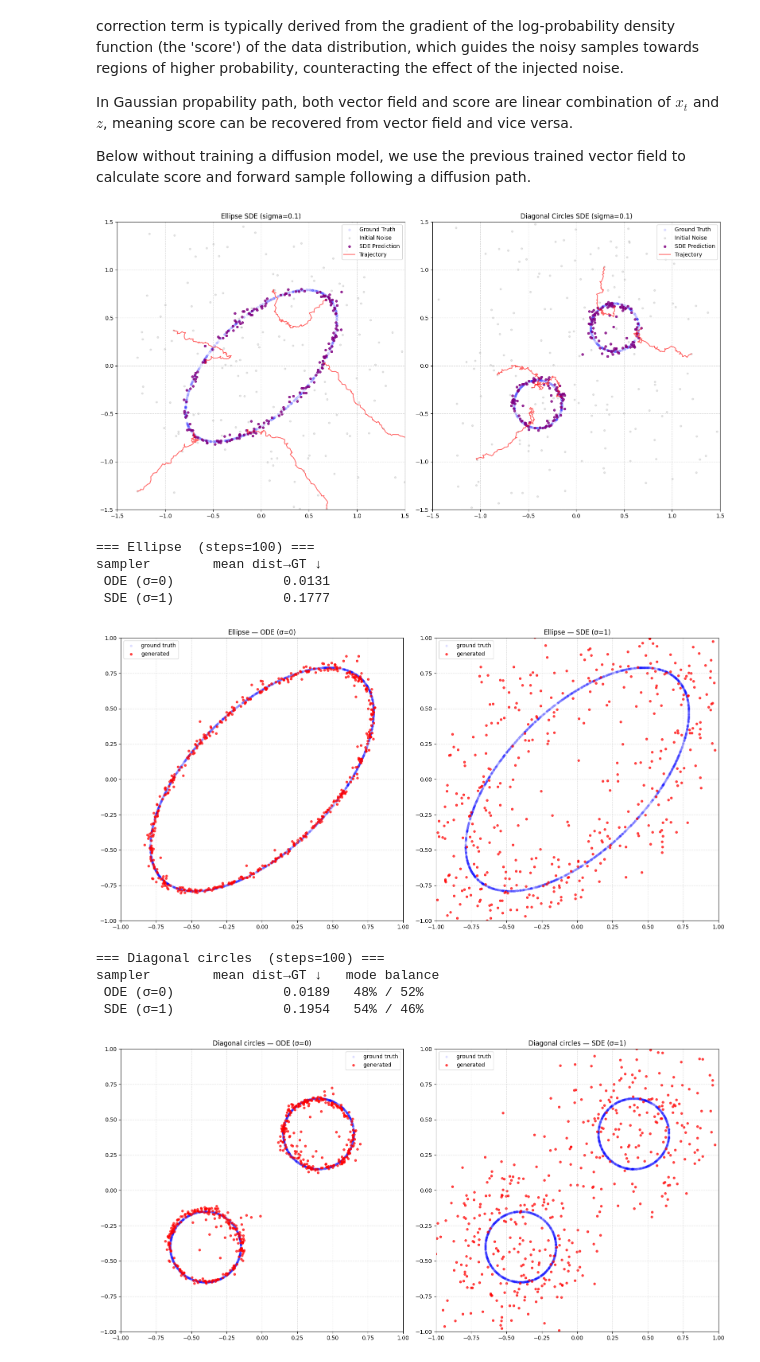
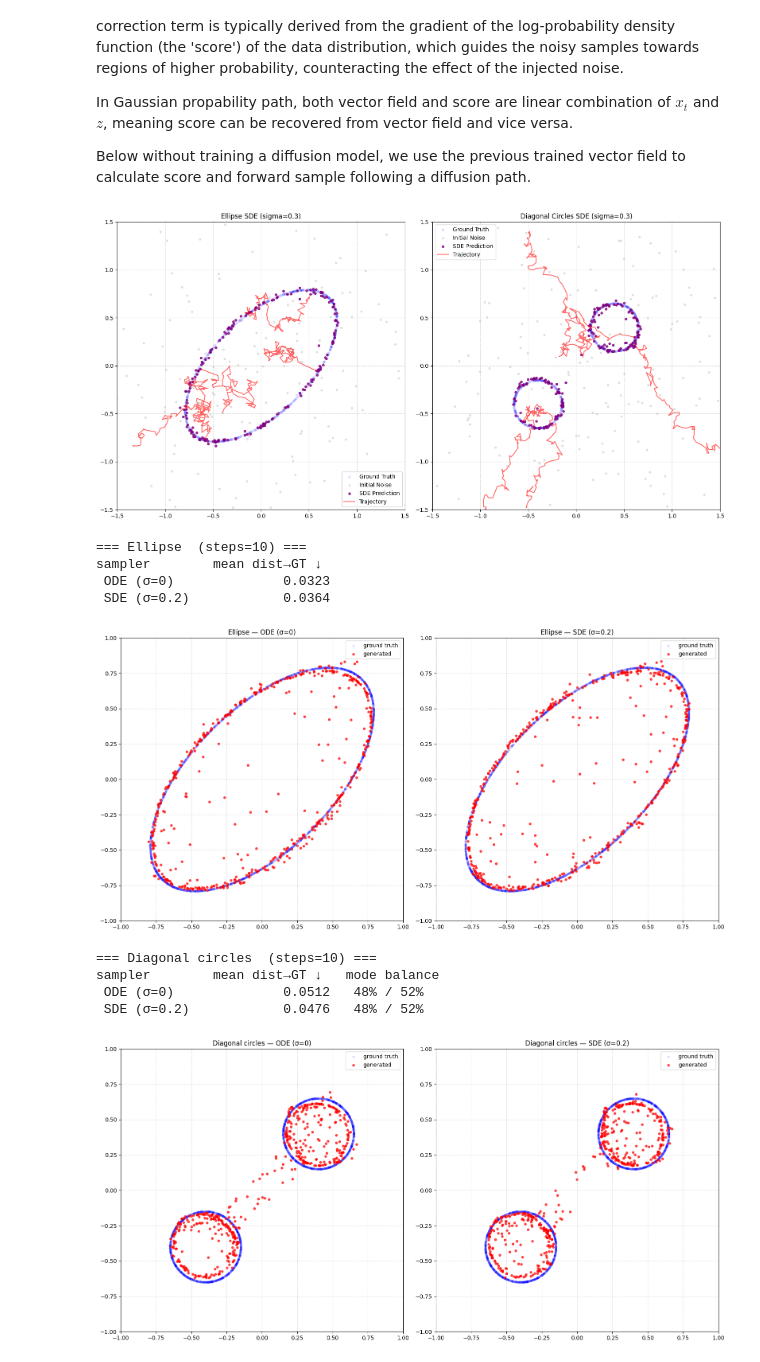
Before and after one commit to litlig/notebooks, a Jupyter notebook: 2d_diffusion.ipynb, the cells around one changed output. Cells and saved outputs as stored; diff of their text form; code cells hidden in the pictures.

```diff
--- a/2d_diffusion.ipynb
+++ b/2d_diffusion.ipynb
@@ -252,20 +252,21 @@ In Gaussian propability path, both vector field and score are linear combination
 Below without training a diffusion model, we use the previous trained vector field to calculate score and forward sample following a diffusion path.
 # %%
 # @title sampling with added diffusion using the preivous trained vector field
-def sample_sde_with_trajectories(model, nsample, steps=100, sigma=1.0):
+def sample_sde_with_trajectories(model, nsample, steps=100, sigma=0.3, noise_off_after=0.9):
     model.eval()
     with torch.no_grad():
-        x_0 = torch.randn(nsample, 2)
-        x = x_0.clone()
+        x = torch.randn(nsample, 2)
+        x_0 = x.clone()
         traj = [x.cpu().numpy().copy()]
         dt = 1.0 / steps
         for step in range(steps):
             t_val = step / steps
             t = t_val * torch.ones(nsample, 1)
-            model_input = torch.cat([x, t], dim=-1)
-            vf = model(model_input)
-            sf = (t * vf - x) / torch.clamp(1 - t, min=1e-5)
-            x = x + (vf + sf * sigma * (dt**2)/2)* dt + sigma * torch.randn_like(x) * np.sqrt(dt)
+            vf = model(torch.cat([x, t], dim=-1))
+            sf = (t * vf - x) / torch.clamp(1 - t, min=1e-4)   # score
+            s = sigma if t_val < noise_off_after else 0.0       # stop noise near t=1
+            drift = vf + 0.5 * s**2 * sf                        # <-- (σ²/2)·score
+            x = x + drift * dt + s * np.sqrt(dt) * torch.randn_like(x)
             traj.append(x.cpu().numpy().copy())
     return x_0.cpu().numpy(), x.cpu().numpy(), np.array(traj)
 
@@ -294,9 +295,9 @@ def compare_sde_results_with_traj(elip_model, circ_model, n_samples=200, sigma=0
     plt.tight_layout()
     plt.show()
 
-compare_sde_results_with_traj(elip_model, circ_model, sigma=0.1)
+compare_sde_results_with_traj(elip_model, circ_model, sigma=0.3)
 # %% [output]
-[figure, old version]
+[figure, new version]
 # %%
 # @title Compare deterministic (ODE) vs stochastic (SDE) sampling — same field, same x0
 import numpy as np
@@ -330,40 +331,40 @@ def compare_samplers(model, dist_fn, steps=10, sigma=0.3, n_samples=500,
     runs = [("ODE (σ=0)", ode), (f"SDE (σ={sigma})", sde)] # Fixed: added closing quote and parenthesis
 
     # --- metrics table ---
     # Fixed SyntaxWarning: concatenated f-strings correctly
     print(f"\n=== {title or dist_fn.__name__}  (steps={steps}) ===")
     print(f"{'sampler':<13}{'mean dist→GT ↓':>16}{'   mode balance' if mode_centers is not None else ''}")
     for name, s in runs:
         line = f" {name:<13}{_nearest_gt_dist(s, gt):>16.4f}"
         if mode_centers is not None:
             bal = _mode_balance(s, mode_centers)
             line += "   " + " / ".join(f"{b:.0%}" for b in bal)
         print(line)
 
     # --- overlay plot ---
     fig, axes = plt.subplots(1, 2, figsize=(16, 8))
     for ax, (name, s) in zip(axes, runs):
         ax.scatter(gt[:, 0], gt[:, 1], s=12, alpha=0.1, color="blue", label="ground truth")
         ax.scatter(s[:, 0], s[:, 1], s=14, alpha=0.7, color="red", label="generated")
         ax.set_title(f"{title} — {name}")
         ax.set_xlim(-1, 1); ax.set_ylim(-1, 1); ax.set_aspect("equal")
         ax.grid(True, ls="--", alpha=0.4); ax.legend()
     plt.tight_layout(); plt.show()
 
 # --- usage ---
 compare_samplers(elip_model, ellipse_distribution,
-                 steps=100, sigma=1, title="Ellipse")
+                 steps=10, sigma=0.2, title="Ellipse")
 compare_samplers(circ_model, diagonal_circles_distribution,
-                 steps=100, sigma=1, mode_centers=[(-0.4, -0.4), (0.4, 0.4)],
+                 steps=10, sigma=0.2, mode_centers=[(-0.4, -0.4), (0.4, 0.4)],
                  title="Diagonal circles")
 # %% [output]
-=== Ellipse  (steps=100) ===
+=== Ellipse  (steps=10) ===
 sampler        mean dist→GT ↓
- ODE (σ=0)              0.0131
- SDE (σ=1)              0.1777
+ ODE (σ=0)              0.0323
+ SDE (σ=0.2)            0.0364
-[figure, old version]
+[figure, new version]
-=== Diagonal circles  (steps=100) ===
+=== Diagonal circles  (steps=10) ===
 sampler        mean dist→GT ↓   mode balance
- ODE (σ=0)              0.0189   48% / 52%
- SDE (σ=1)              0.1954   54% / 46%
+ ODE (σ=0)              0.0512   48% / 52%
+ SDE (σ=0.2)            0.0476   48% / 52%
-[figure, old version]
+[figure, new version]
```
